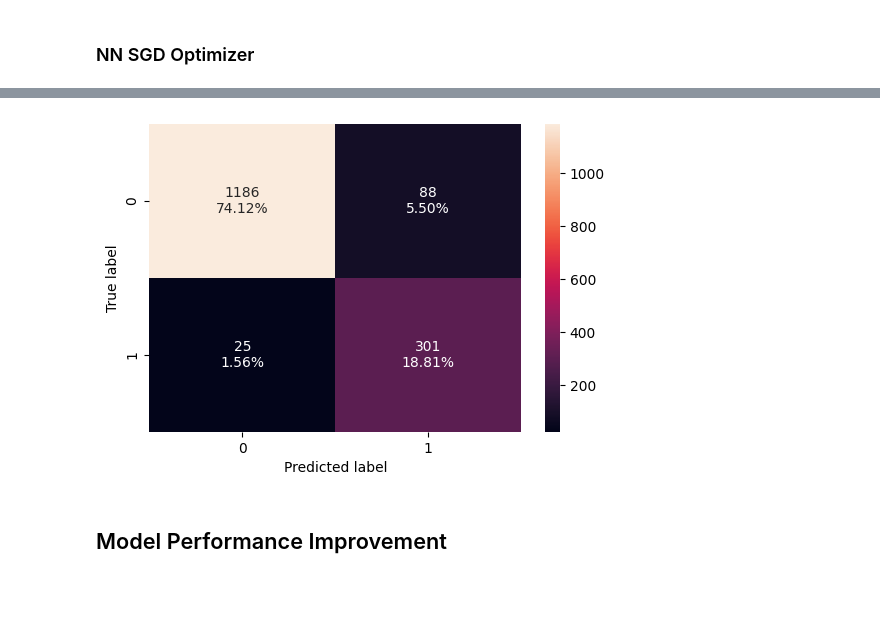
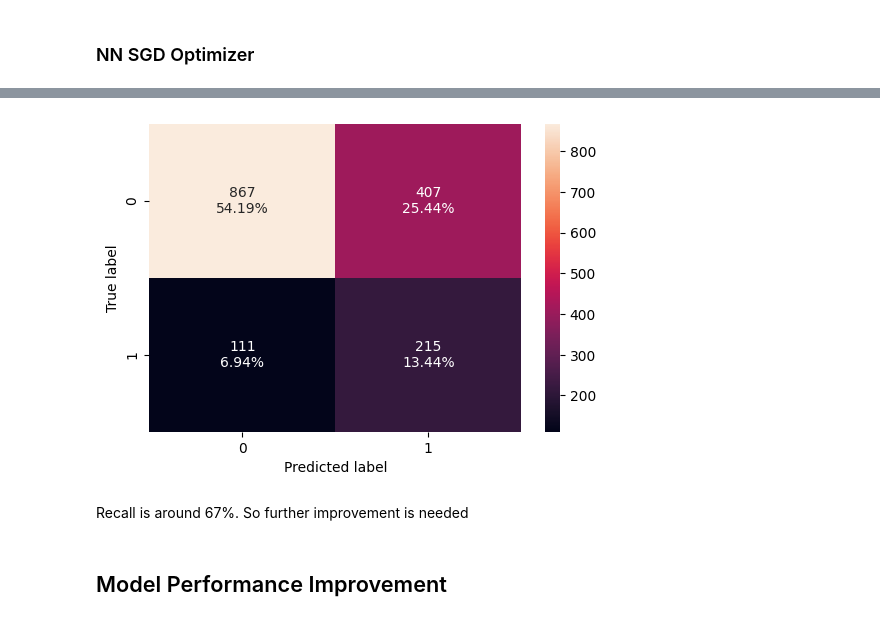
Before and after one commit to anirbanbagchi1979/aiml, a Jupyter notebook: UT-Austin-PGP/BankChurn-NN/Anirban_INN_Learner_Notebook_Full_code.ipynb, the cells around one changed output, grey strips where cells are left out. Drawn from its saved outputs; the diff is of its cells as text; code cells hidden in the pictures; blank space fills up the shorter version.

```diff
--- a/UT-Austin-PGP/BankChurn-NN/Anirban_INN_Learner_Notebook_Full_code.ipynb
+++ b/UT-Austin-PGP/BankChurn-NN/Anirban_INN_Learner_Notebook_Full_code.ipynb
@@ -627,8 +663,9 @@ Y = data["Exited"]
 # %%
 # Encoding the categorical variables using one-hot encoding
 X = pd.get_dummies(
-    data,
+    X,
     columns=["Gender", "Geography", "HasCrCard", "IsActiveMember"],
+    dtype=int,
     drop_first=True,
 )
 # %%
@@ -667,5 +704,5 @@ X.head()
 # %%
-X = np.asarray(X).astype(np.float32)
+# X = np.asarray(X).astype(np.float32)
 # %% [markdown]
 ### Train-validation-test Split
 # %%
@@ -821,8 +867,8 @@ tf.random.set_seed(2)
 # %%
 # Initializing the neural network
 model_0 = Sequential()
-model_0.add(Dense(14, activation="relu", input_dim=X_train.shape[1]))
-model_0.add(Dense(7, activation="relu"))
+model_0.add(Dense(32, activation="relu", input_dim=X_train.shape[1]))
+model_0.add(Dense(16, activation="relu"))
 model_0.add(Dense(1, activation="sigmoid"))
 # %%
 model_0.summary()
@@ -939,6 +985,8 @@ array([[ True],
 # %%
-#Predicting the results using best as a threshold
-y_val_pred = model_0.predict(X_valid)    ## Complete the code to make prediction on the validation set
-y_val_pred = (y_val_pred > 0.5)
+# Predicting the results using best as a threshold
+y_val_pred = model_0.predict(
+    X_valid
+)  ## Complete the code to make prediction on the validation set
+y_val_pred = y_val_pred > 0.5
 y_val_pred
 # %% [output]
@@ -988,7 +1038,11 @@ make_confusion_matrix(y_train, y_train_pred)
 # %%
-make_confusion_matrix(y_valid, y_val_pred)    ## Complete the code to check the model's performance on the validation set
+make_confusion_matrix(
+    y_valid, y_val_pred
+)  ## Complete the code to check the model's performance on the validation set
 # %% [output]
-[figure, old version]
+[figure, new version]
+# %% [markdown]
+Recall is around 67%. So further improvement is needed
 # %% [markdown]
 ## Model Performance Improvement
 # %% [markdown]
```
Also changed, not shown: parts of 112 cells of this notebook, 1 other file.
